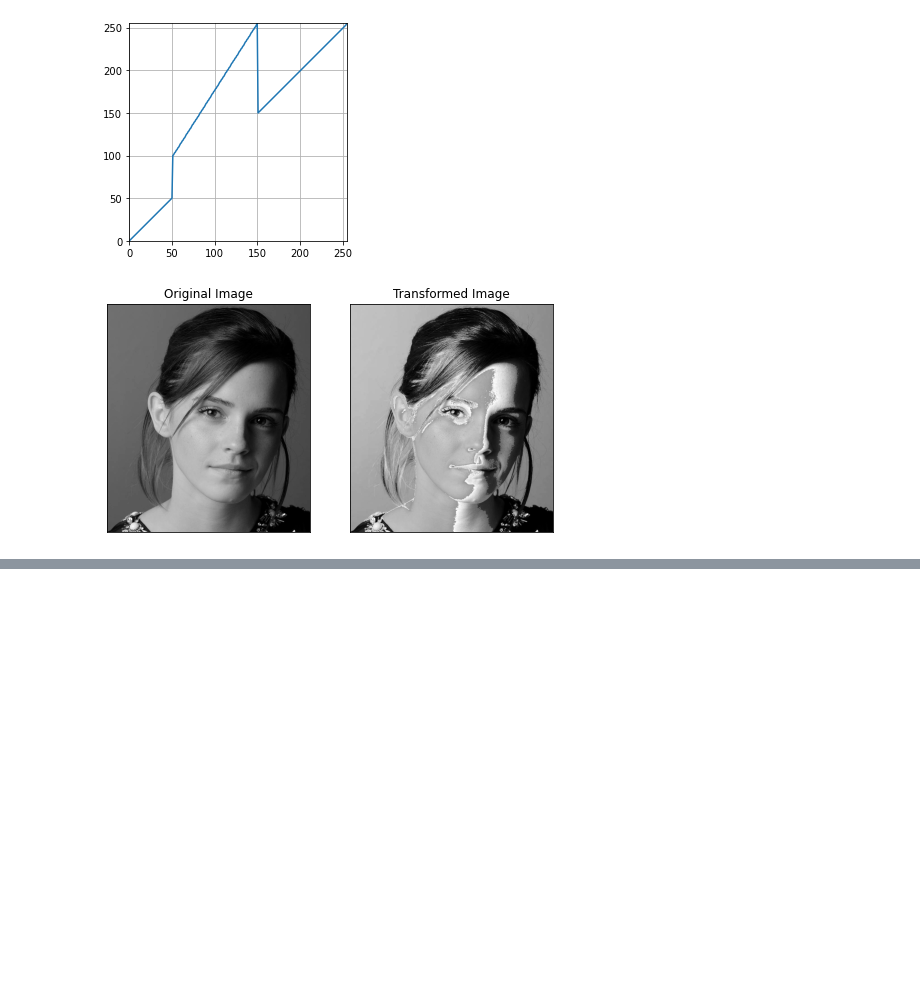
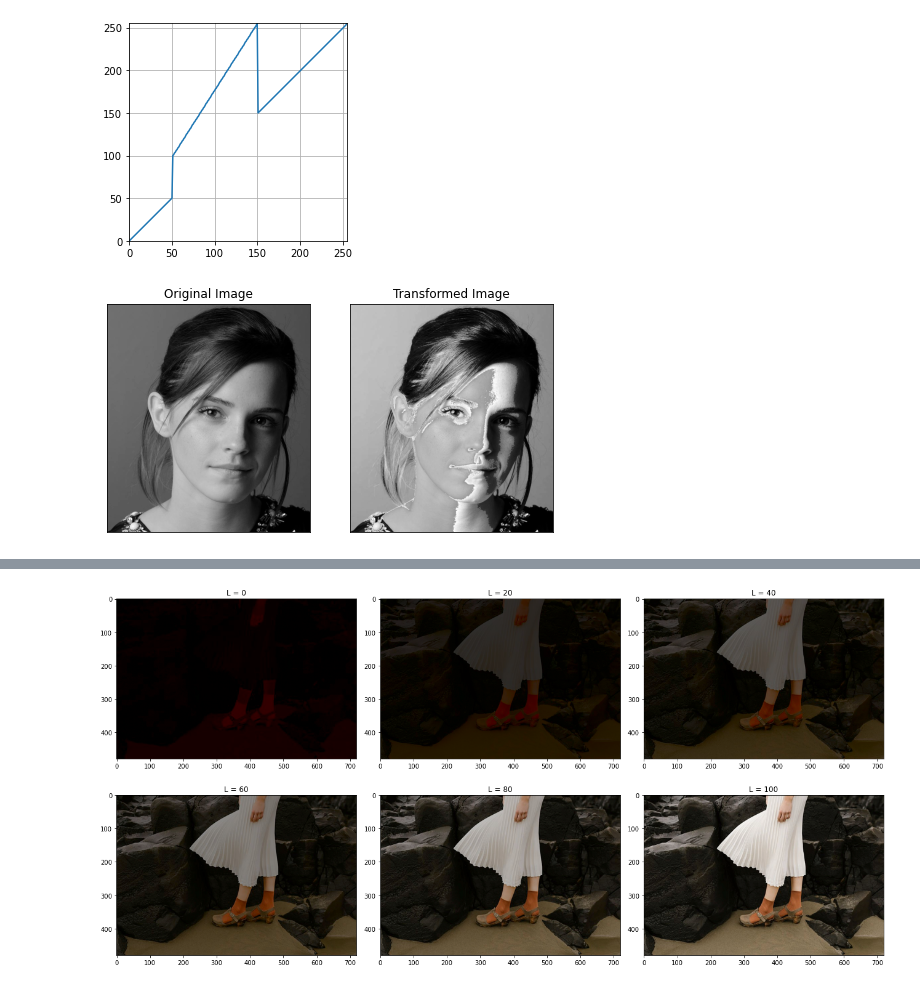
Before and after one commit to Gajaan08/FUNDAMENTALS-OF-IMAGE-PROCESSING, a Jupyter notebook: Assignment1/Assignment01_190185D.ipynb, the cells around one changed output, grey strips where cells are left out. Saved outputs shown, nothing was run; the diff lists cells and outputs as text; code cells hidden in the pictures; blank space fills up the shorter version.

```diff
--- a/Assignment1/Assignment01_190185D.ipynb
+++ b/Assignment1/Assignment01_190185D.ipynb
@@ -70,0 +73,20 @@ error: OpenCV(4.5.3) C:\Users\runneradmin\AppData\Local\Temp\pip-req-build-q3d_8
+# %%
+import cv2
+import matplotlib.pyplot as plt
+import numpy as np
+
+img = cv2.imread('highlights_and_shadows.jpg')
+img_lab = cv2.cvtColor(img, cv2.COLOR_BGR2Lab)
+
+plt.figure(0, figsize=(18, 9))
+for i, a in enumerate([0, 20, 40, 60, 80, 100]):
+    img_mod = img_lab.copy()
+    img_mod[:, :, 0] = (a/100 * img_mod[:, :, 0]).astype(np.uint8)
+    img_mod = cv2.cvtColor(img_mod, cv2.COLOR_Lab2BGR)
+    plt.subplot(2, 3, i+1)
+    plt.imshow(img_mod[:, :, [2, 1, 0]])
+    plt.title('L = {}'.format(a))
+plt.tight_layout()
+plt.show()
+# %% [output]
+[figure, added]
```
Also changed, not shown: parts of 3 cells of this notebook.
